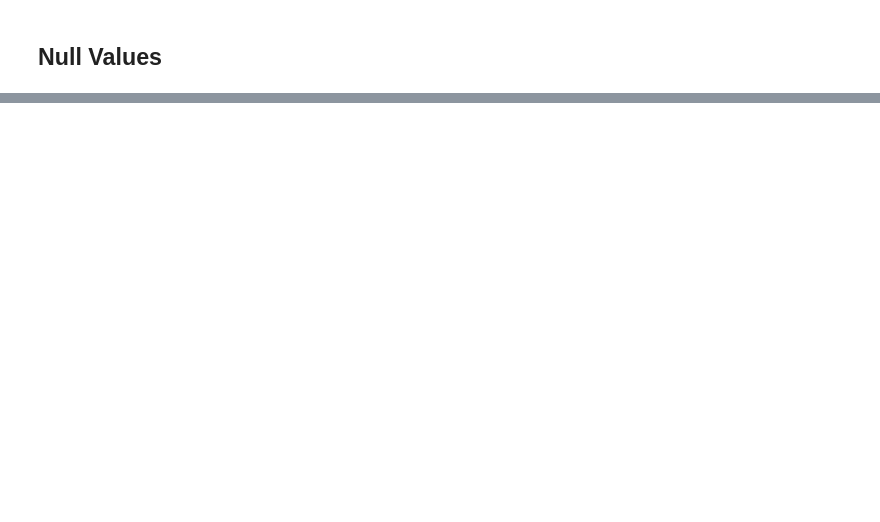
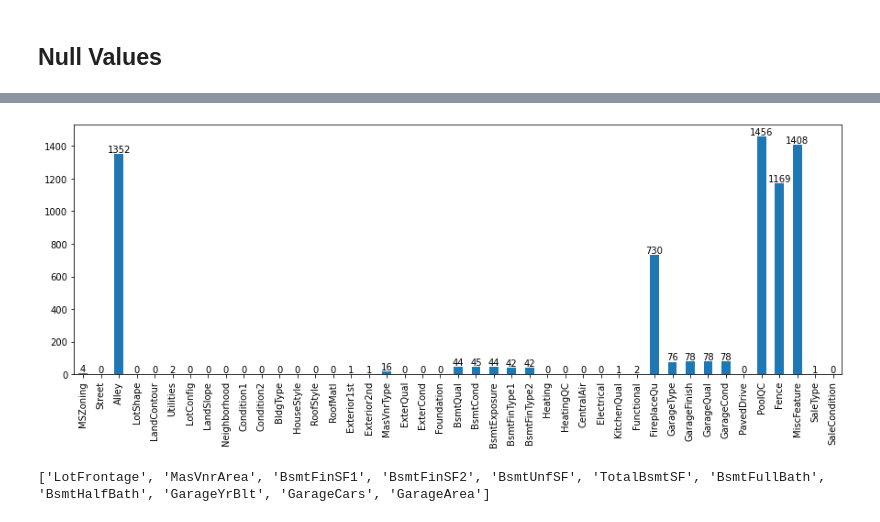
Before and after one commit to pindi-krishna/House_Selling_Price_Prediction, a Jupyter notebook: EDA.ipynb, the cells around one changed output, grey strips where cells are left out. Saved outputs shown, nothing was run; the diff lists cells and outputs as text; code cells hidden in the pictures; blank space fills up the shorter version.

```diff
--- a/EDA.ipynb
+++ b/EDA.ipynb
@@ -161,3 +232,8 @@ Number of numerical columns :  43
 | 3 | RL | Pave | NaN | IR1 | Lvl | AllPub | Inside | Gtl | CollgCr | ... |
 | 4 | RL | Pave | NaN | IR1 | Lvl | AllPub | Corner | Gtl | Crawfor | ... |
 | 5 | RL | Pave | NaN | IR1 | Lvl | AllPub | FR2 | Gtl | NoRidge | ... |
+# %%
+# Select the categorical features in test dataset
+df_test_cat = df_test.select_dtypes(include='object')
+print('Number of Categorical columns in test dataset : ', len(df_test_cat.columns))
+df_test_cat.head(5)
@@ -586,0 +320,11 @@ df_final.to_csv('./data/Train_Final.csv')
+# %%
+# Null values in test dataset with categorical features
+ax = df_test_cat.isnull().sum().plot(kind='bar', figsize=(15, 5))
+for i in ax.containers:
+    ax.bar_label(i,)
+# %% [output]
+[figure, added]
+# %%
+print([col for col in df_test_num.columns if df_test_num[col].isnull().any()])
+# %% [output]
+['LotFrontage', 'MasVnrArea', 'BsmtFinSF1', 'BsmtFinSF2', 'BsmtUnfSF', 'TotalBsmtSF', 'BsmtFullBath', 'BsmtHalfBath', 'GarageYrBlt', 'GarageCars', 'GarageArea']
```
Also changed, not shown: parts of 123 cells of this notebook, 33 other files.
